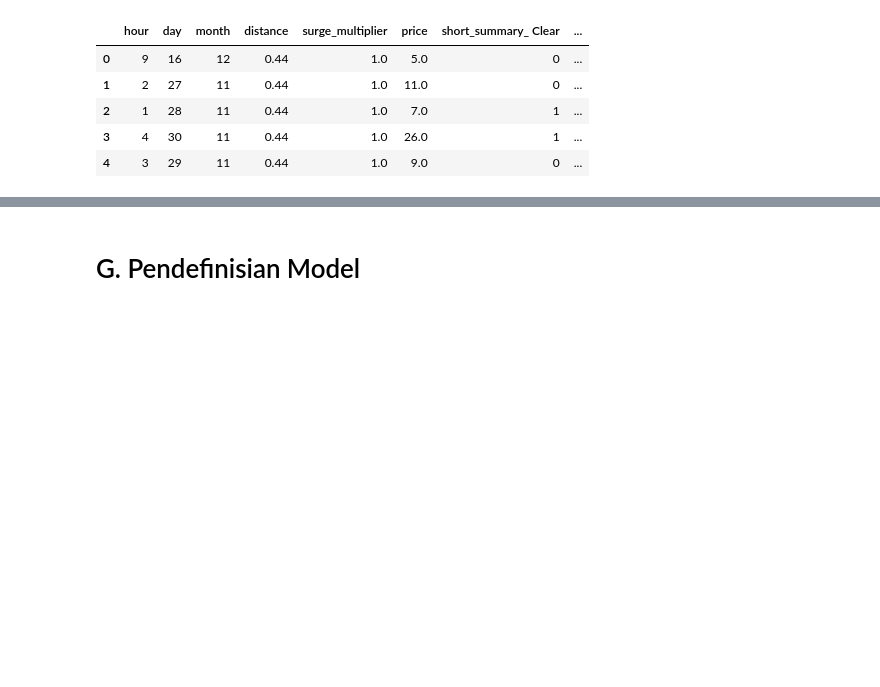
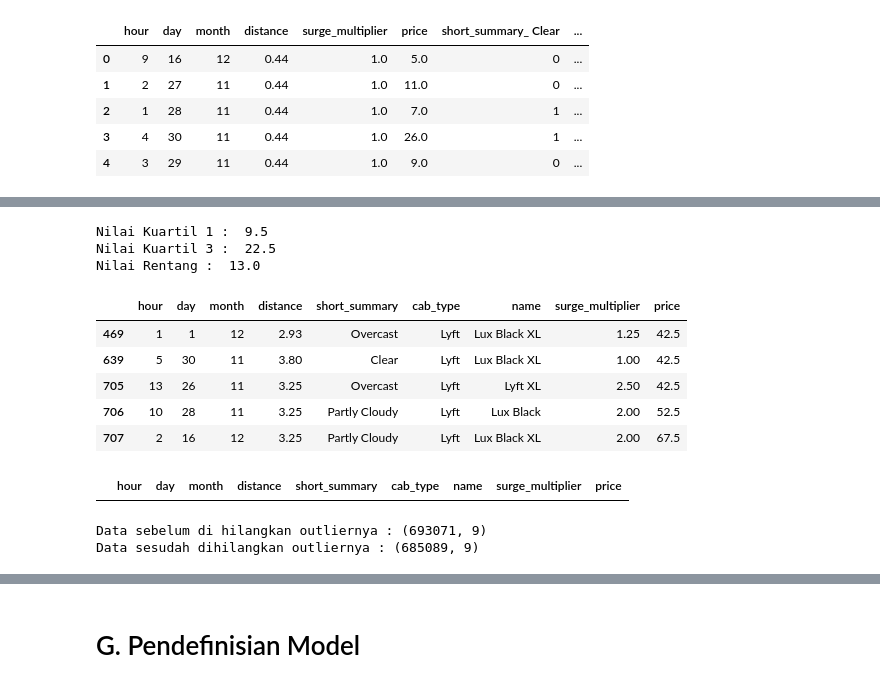
Before and after one commit to tassyirifiyya/ProjectHacktiv8-Kelp1, a Jupyter notebook: PYTN_KampusMerdeka_FP1_Hacktiv8.ipynb, the cells around one changed output, grey strips where cells are left out. Saved outputs shown, nothing was run; the diff lists cells and outputs as text; code cells hidden in the pictures; blank space fills up the shorter version.

```diff
--- a/PYTN_KampusMerdeka_FP1_Hacktiv8.ipynb
+++ b/PYTN_KampusMerdeka_FP1_Hacktiv8.ipynb
@@ -1148,0 +1372,38 @@ new_df_onehot.head()
+# %%
+df_modeling_mean = df_modeling_mean.loc[:,["hour","day",'month','distance','short_summary','cab_type','name','surge_multiplier','price']]
+# %%
+Qp12 = df_modeling_mean['price'].quantile(0.25) # Menghitung kuartil 1 (Q1) dari kolom 'price' dalam dataframe df_modeling dan menyimpannya dalam variabel Qp12
+Qp32 = df_modeling_mean['price'].quantile(0.75) # Menghitung kuartil 3 (Q3) dari kolom 'price' dalam dataframe df_modeling dan menyimpannya dalam variabel Qp32
+IQRp = Qp32-Qp12 # Menghitung rentang antarkuartil (IQR) dari kolom 'price' dalam dataframe df_modeling dan menyimpannya dalam variabel IQRp
+print("Nilai Kuartil 1 : " ,Qp12)
+print("Nilai Kuartil 3 : " ,Qp32)
+print("Nilai Rentang : " ,IQRp)
+# %% [output]
+Nilai Kuartil 1 :  9.5
+Nilai Kuartil 3 :  22.5
+Nilai Rentang :  13.0
+# %%
+# Melakukan filtering pada dataframe df_modeling_mean berdasarkan kondisi yang diberikan
+# Kondisi adalah nilai kolom 'price' harus lebih besar dari (Qp32 + (1.5 * IQRp))
+#Angka 1.5 dalam rumus (Qp32 + (1.5 * IQRp)) atau (Qp12 - (1.5 * IQRp)) adalah nilai yang digunakan dalam metode IQR (Interquartile Range) untuk mengidentifikasi outlier.
+df_modeling_mean[df_modeling_mean['price'] > (Qp32 + (1.5 * IQRp))].head()
+# %% [output]
+|  | hour | day | month | distance | short_summary | cab_type | name | surge_multiplier | price |
+| 469 | 1 | 1 | 12 | 2.93 | Overcast | Lyft | Lux Black XL | 1.25 | 42.5 |
+| 639 | 5 | 30 | 11 | 3.80 | Clear | Lyft | Lux Black XL | 1.00 | 42.5 |
+| 705 | 13 | 26 | 11 | 3.25 | Overcast | Lyft | Lyft XL | 2.50 | 42.5 |
+| 706 | 10 | 28 | 11 | 3.25 | Partly Cloudy | Lyft | Lux Black | 2.00 | 52.5 |
+| 707 | 2 | 16 | 12 | 3.25 | Partly Cloudy | Lyft | Lux Black XL | 2.00 | 67.5 |
+# %%
+# Melakukan filtering pada dataframe new_df berdasarkan kondisi yang diberikan
+# Kondisi adalah nilai kolom 'price' harus kurang dari (Qp12 - (1.5 * IQRp))
+df_modeling_mean[df_modeling_mean['price']<(Qp12-(1.5*IQRp))]
+# %% [output]
+|  | hour | day | month | distance | short_summary | cab_type | name | surge_multiplier | price |
+# %%
+print('Data sebelum di hilangkan outliernya :',df_modeling_mean.shape)
+df_modeling_mean= df_modeling_mean[~((df_modeling_mean['price']>(Qp32+(1.5*IQRp))))]
+print('Data sesudah dihilangkan outliernya :',df_modeling_mean.shape)
+# %% [output]
+Data sebelum di hilangkan outliernya : (693071, 9)
+Data sesudah dihilangkan outliernya : (685089, 9)
```
Also changed, not shown: parts of 49 cells of this notebook.
